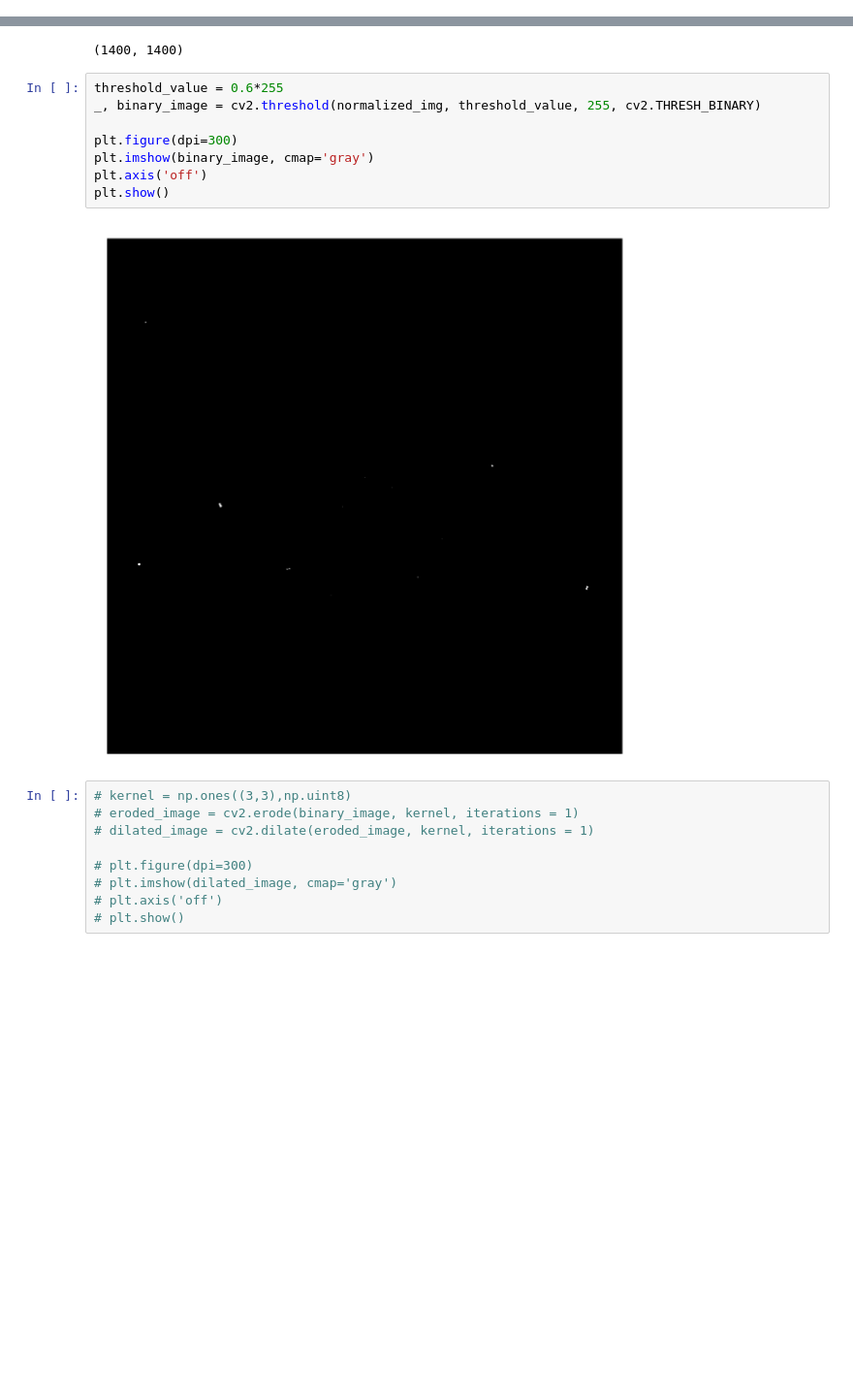
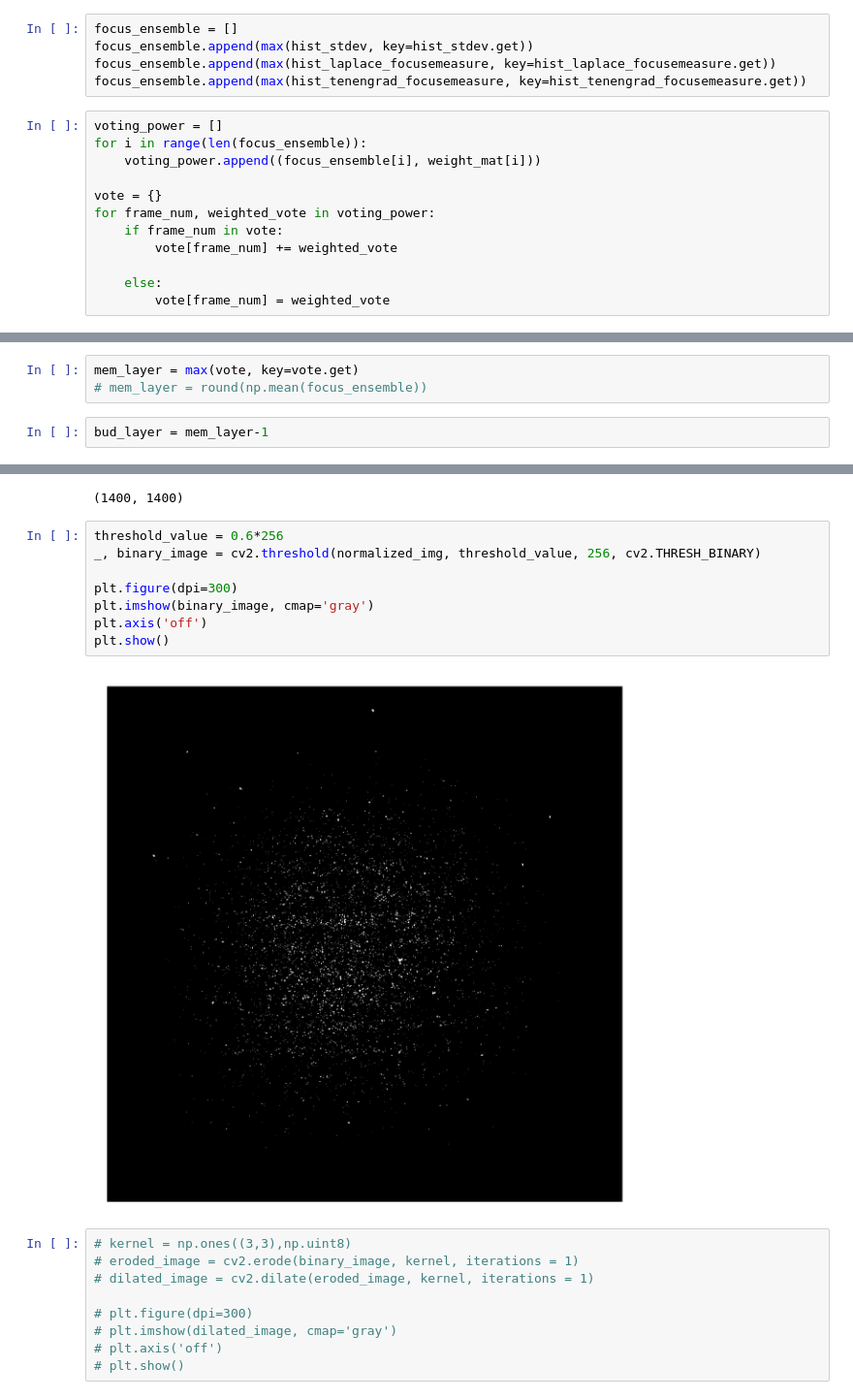
Before and after one commit to danial-ahmad1/trace_ca, a Jupyter notebook: TestWorkspace.ipynb, the cells around one changed output, grey strips where cells are left out. Shown at 97% size. Saved outputs shown, nothing was run; the diff lists cells and outputs as text; blank space fills up the shorter version.

Commit message:
Added ensemble focus measure vote

```diff
--- a/TestWorkspace.ipynb
+++ b/TestWorkspace.ipynb
@@ -338,0 +363,17 @@ bud_layer = max(hist_max, key=hist_max.get)
+# %%
+focus_ensemble = []
+focus_ensemble.append(max(hist_stdev, key=hist_stdev.get))
+focus_ensemble.append(max(hist_laplace_focusemeasure, key=hist_laplace_focusemeasure.get))
+focus_ensemble.append(max(hist_tenengrad_focusemeasure, key=hist_tenengrad_focusemeasure.get))
+# %%
+voting_power = []
+for i in range(len(focus_ensemble)):
+    voting_power.append((focus_ensemble[i], weight_mat[i]))
+
+vote = {}
+for frame_num, weighted_vote in voting_power:
+    if frame_num in vote:
+        vote[frame_num] += weighted_vote
+
+    else:
+        vote[frame_num] = weighted_vote
@@ -339,3 +384,8 @@ bud_layer = max(hist_max, key=hist_max.get)
+# %%
+mem_layer = max(vote, key=vote.get)
+# mem_layer = round(np.mean(focus_ensemble))
+# %%
+bud_layer = mem_layer-1
 # %%
 # img_variance = np.var(test_im1)  # Find overall variance
 # img_sigma = np.sqrt(img_variance) # Find standard deviation
@@ -391,15 +441,15 @@ normalized_img.shape
 # %% [output]
 (1400, 1400)
 # %%
-threshold_value = 0.6*255
-_, binary_image = cv2.threshold(normalized_img, threshold_value, 255, cv2.THRESH_BINARY)
+threshold_value = 0.6*256
+_, binary_image = cv2.threshold(normalized_img, threshold_value, 256, cv2.THRESH_BINARY)
 
 plt.figure(dpi=300)
 plt.imshow(binary_image, cmap='gray')
 plt.axis('off')
 plt.show()
 # %% [output]
-[figure, old version]
+[figure, new version]
 # %%
 # kernel = np.ones((3,3),np.uint8)
 # eroded_image = cv2.erode(binary_image, kernel, iterations = 1)
```
Also changed, not shown: parts of 39 cells of this notebook.
